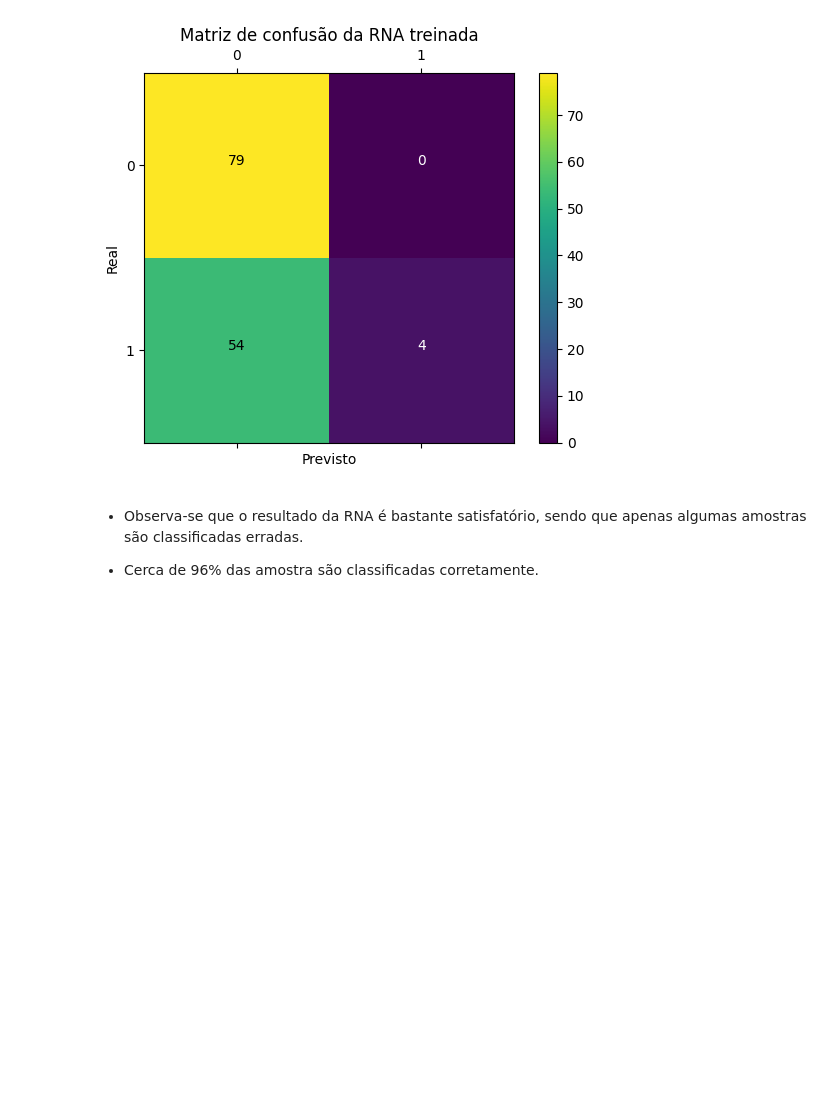
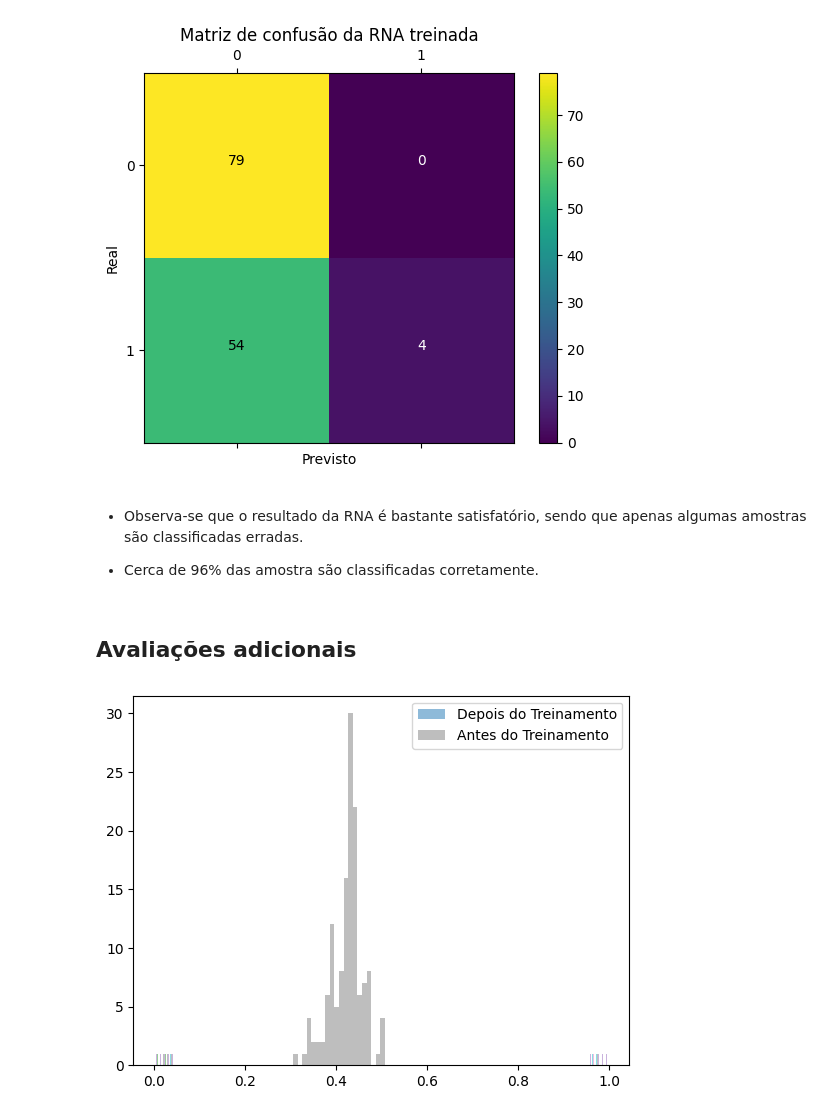
Before and after one commit to wallacecgalvao/Deep_Learning_Tools-T3-Camada_customizada, a Jupyter notebook: T3_Treinamento_customizado.ipynb, the cells around one changed output. Cells and saved outputs as stored; diff of their text form; code cells hidden in the pictures; blank space fills up the shorter version.

```diff
--- a/T3_Treinamento_customizado.ipynb
+++ b/T3_Treinamento_customizado.ipynb
@@ -817,3 +817,14 @@ plot_confusion_matrix(Y_test, tf.round(outputs), title='Matriz de confusão da R
 - Observa-se que o resultado da RNA é bastante satisfatório, sendo que apenas algumas amostras são classificadas erradas.
 
 - Cerca de 96% das amostra são classificadas corretamente.
+# %% [markdown]
+## Avaliações adicionais
+# %%
+import matplotlib.pyplot as plt
+
+plt.hist(outputs_test, bins=20, alpha=0.5, label="Depois do Treinamento")
+plt.hist(outputs, bins=20, alpha=0.5, label="Antes do Treinamento")
+plt.legend()
+plt.show()
+# %% [output]
+[figure, added]
```
Also changed, not shown: parts of 3 cells of this notebook.
